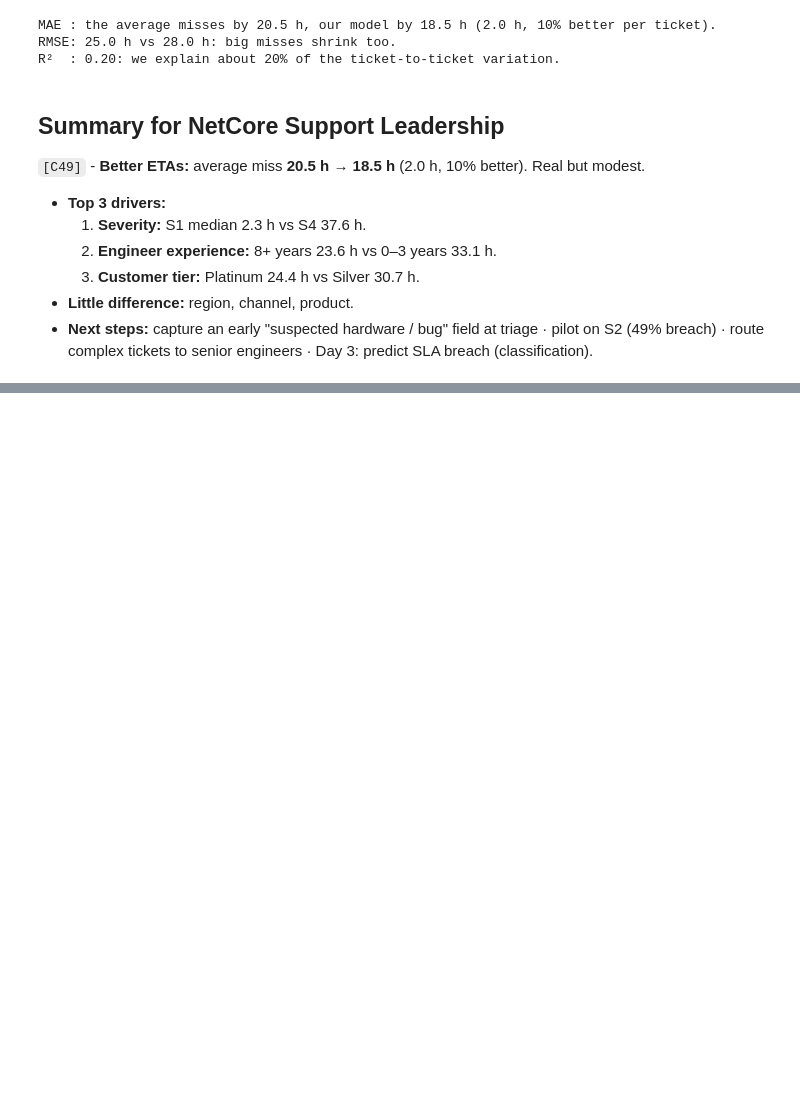
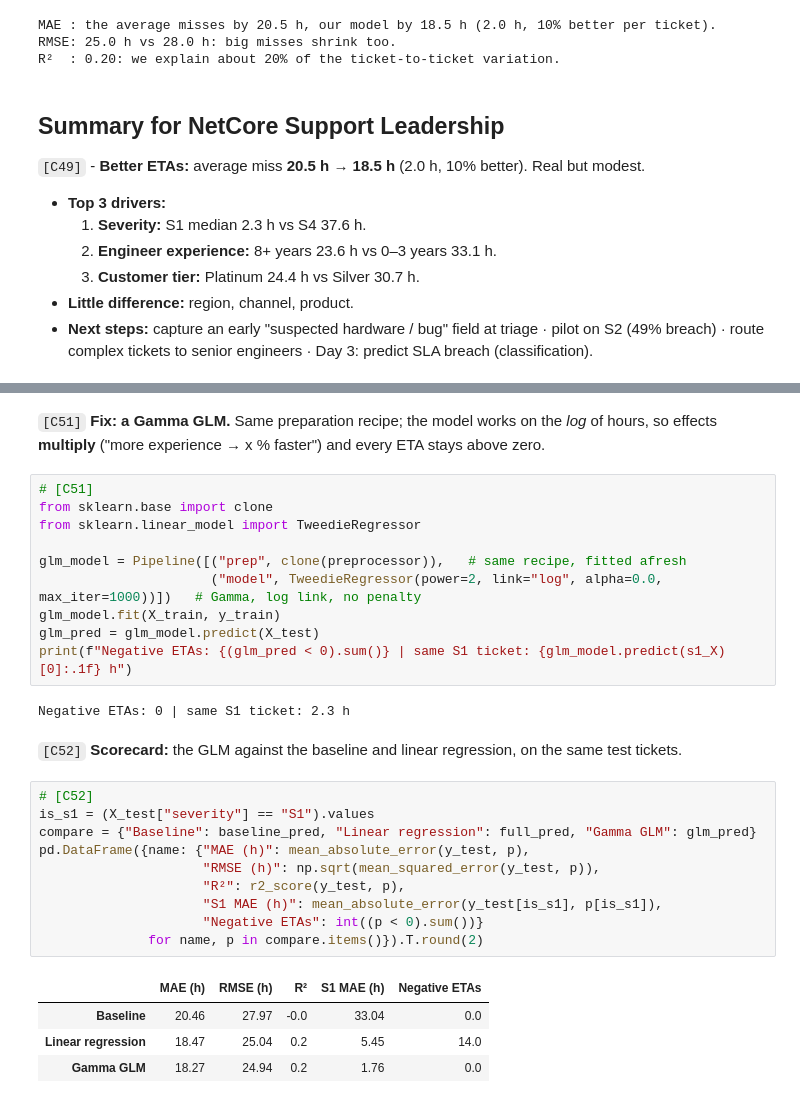
Before and after one commit to iomegak12/aiml-v3-day2-e2e, a Jupyter notebook: notebooks/ticket-resolution-ml-workflow.ipynb, the cells around one changed output, grey strips where cells are left out. Drawn from its saved outputs; the diff is of its cells as text; blank space fills up the shorter version.

```diff
--- a/notebooks/ticket-resolution-ml-workflow.ipynb
+++ b/notebooks/ticket-resolution-ml-workflow.ipynb
@@ -665,0 +685,31 @@ R²  : 0.20: we explain about 20% of the ticket-to-ticket variation.
+# %% [markdown]
+`[C51]` **Fix: a Gamma GLM.** Same preparation recipe; the model works on the *log* of hours, so effects **multiply** ("more experience → x % faster") and every ETA stays above zero.
+# %%
+# [C51]
+from sklearn.base import clone
+from sklearn.linear_model import TweedieRegressor
+
+glm_model = Pipeline([("prep", clone(preprocessor)),   # same recipe, fitted afresh
+                      ("model", TweedieRegressor(power=2, link="log", alpha=0.0, max_iter=1000))])   # Gamma, log link, no penalty
+glm_model.fit(X_train, y_train)
+glm_pred = glm_model.predict(X_test)
+print(f"Negative ETAs: {(glm_pred < 0).sum()} | same S1 ticket: {glm_model.predict(s1_X)[0]:.1f} h")
+# %% [output]
+Negative ETAs: 0 | same S1 ticket: 2.3 h
+# %% [markdown]
+`[C52]` **Scorecard:** the GLM against the baseline and linear regression, on the same test tickets.
+# %%
+# [C52]
+is_s1 = (X_test["severity"] == "S1").values
+compare = {"Baseline": baseline_pred, "Linear regression": full_pred, "Gamma GLM": glm_pred}
+pd.DataFrame({name: {"MAE (h)": mean_absolute_error(y_test, p),
+                     "RMSE (h)": np.sqrt(mean_squared_error(y_test, p)),
+                     "R²": r2_score(y_test, p),
+                     "S1 MAE (h)": mean_absolute_error(y_test[is_s1], p[is_s1]),
+                     "Negative ETAs": int((p < 0).sum())}
+              for name, p in compare.items()}).T.round(2)
+# %% [output]
+|  | MAE (h) | RMSE (h) | R² | S1 MAE (h) | Negative ETAs |
+| Baseline | 20.46 | 27.97 | -0.0 | 33.04 | 0.0 |
+| Linear regression | 18.47 | 25.04 | 0.2 | 5.45 | 14.0 |
+| Gamma GLM | 18.27 | 24.94 | 0.2 | 1.76 | 0.0 |
```
Also changed, not shown: parts of 4 cells of this notebook, 25 other files.
